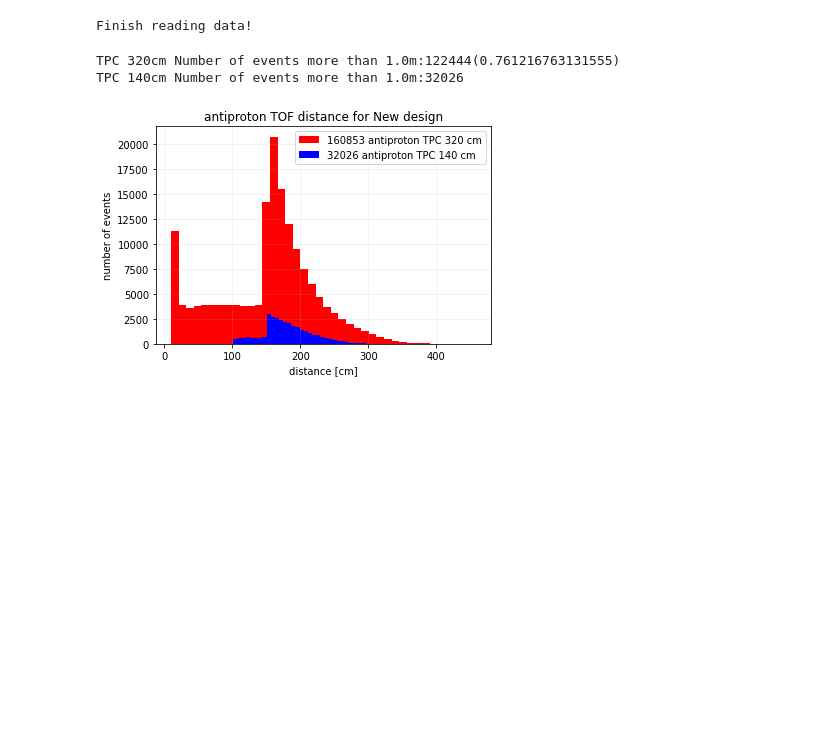
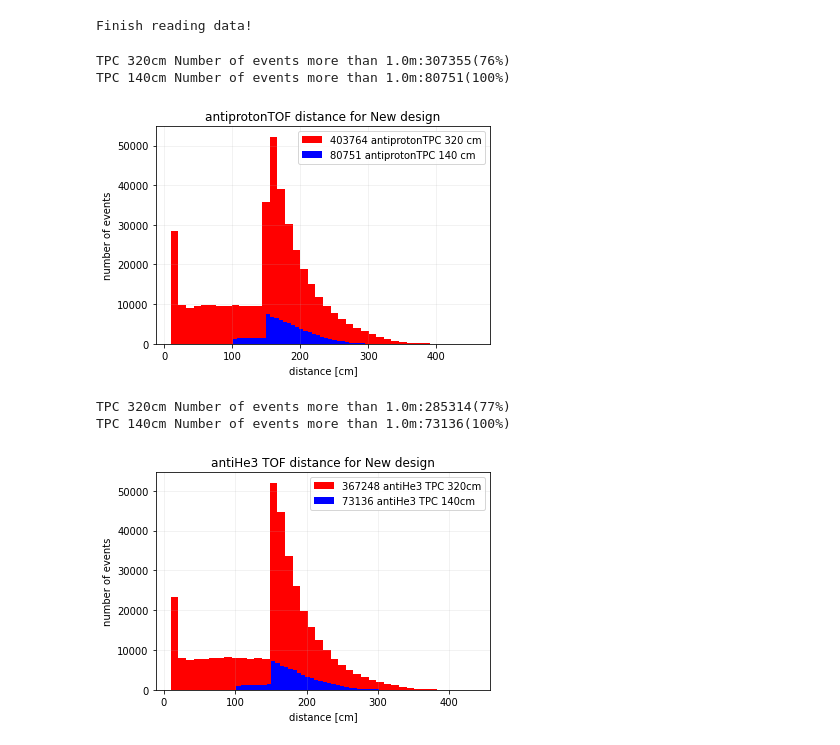
Before and after one commit to Eclipsedclaw/GRAMS, a Jupyter notebook: stats/LArTPC_design_histogram.ipynb, the cells around one changed output. Drawn from its saved outputs; the diff is of its cells as text; code cells hidden in the pictures; blank space fills up the shorter version.

```diff
--- a/stats/LArTPC_design_histogram.ipynb
+++ b/stats/LArTPC_design_histogram.ipynb
@@ -29,18 +32,33 @@ print("Finish reading data!")
 # %% [output]
 Finish reading data!
 # %%
-plt.hist(anti_proton_New[:,5], bins = 40, label = "%d antiproton TPC 320 cm"%len(anti_proton_New[:,5][anti_proton_New[:, 5]>0]), color = 'r')
-plt.hist(anti_proton_Old[:,5], bins = 40, label = "%d antiproton TPC 140 cm"%len(anti_proton_Old[:,5]), color = 'b')
-plt.title('antiproton TOF distance for New design')
+plt.hist(anti_proton_New[:,5], bins = 40, label = "%d antiprotonTPC 320 cm"%len(anti_proton_New[:,5][anti_proton_New[:, 5]>0]), color = 'r')
+plt.hist(anti_proton_Old[:,5], bins = 40, label = "%d antiprotonTPC 140 cm"%len(anti_proton_Old[:,5]), color = 'b')
+plt.title('antiprotonTOF distance for New design')
 plt.xlabel('distance [cm]')
 plt.ylabel('number of events')
 plt.legend(loc='best')
 #plt.axis([0, 20, 0, 10])
 plt.grid(alpha = 0.2)
-print("TPC 320cm Number of events more than 1.0m:"+str(len(anti_proton_New[:,5][anti_proton_New[:,5]>100]))+"("+str(len(anti_proton_New[:,5][anti_proton_New[:,5]>100])/len(anti_proton_New[:,5]))+")")
-print("TPC 140cm Number of events more than 1.0m:"+str(len(anti_proton_Old[:,5][anti_proton_Old[:,5]>100])))
+print("TPC 320cm Number of events more than 1.0m:"+str(len(anti_proton_New[:,5][anti_proton_New[:,5]>100]))+"("+str(int(100*len(anti_proton_New[:,5][anti_proton_New[:,5]>100])/len(anti_proton_New[:,5])))+"%)")
+print("TPC 140cm Number of events more than 1.0m:"+str(len(anti_proton_Old[:,5][anti_proton_Old[:,5]>100]))+"("+str(int(100*len(anti_proton_Old[:,5][anti_proton_Old[:,5]>100])/len(anti_proton_Old[:,5])))+"%)")
 # %% [output]
-TPC 320cm Number of events more than 1.0m:122444(0.761216763131555)
-TPC 140cm Number of events more than 1.0m:32026
+TPC 320cm Number of events more than 1.0m:307355(76%)
+TPC 140cm Number of events more than 1.0m:80751(100%)
-[figure, old version]
+[figure, new version]
+# %%
+plt.hist(anti_He3_New[:,5], bins = 40, label = "%d antiHe3 TPC 320cm"%len(anti_He3_New[:,5][anti_He3_New[:,5]>0]), color = 'r')
+plt.hist(anti_He3_Old[:,5], bins = 40, label = "%d antiHe3 TPC 140cm"%len(anti_He3_Old[:,5][anti_He3_Old[:,5]>0]), color = 'b')
+plt.title('antiHe3 TOF distance for New design')
+plt.xlabel('distance [cm]')
+plt.ylabel('number of events')
+plt.legend(loc='best')
+#plt.axis([0, 20, 0, 10])
+plt.grid(alpha = 0.2)
+print("TPC 320cm Number of events more than 1.0m:"+str(len(anti_He3_New[:,5][anti_He3_New[:,5]>100]))+"("+str(int(100*len(anti_He3_New[:,5][anti_He3_New[:,5]>100])/len(anti_He3_New[:,5])))+"%)")
+print("TPC 140cm Number of events more than 1.0m:"+str(len(anti_He3_Old[:,5][anti_He3_Old[:,5]>100]))+"("+str(int(100*len(anti_He3_Old[:,5][anti_He3_Old[:,5]>100])/len(anti_He3_Old[:,5])))+"%)")
+# %% [output]
+TPC 320cm Number of events more than 1.0m:285314(77%)
+TPC 140cm Number of events more than 1.0m:73136(100%)
+[figure, added]
 # %%
```
Also changed, not shown: parts of 12 cells of this notebook, 4 other files.
